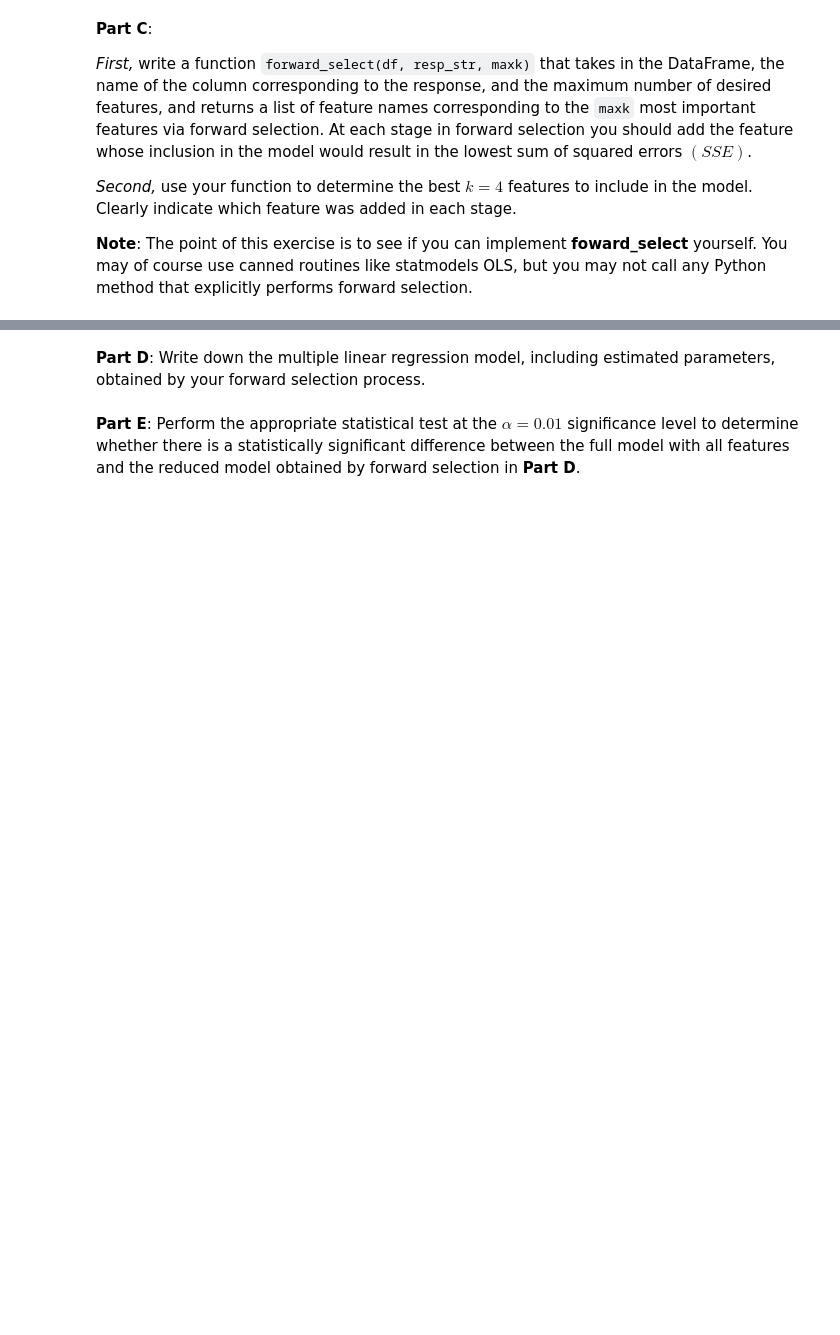
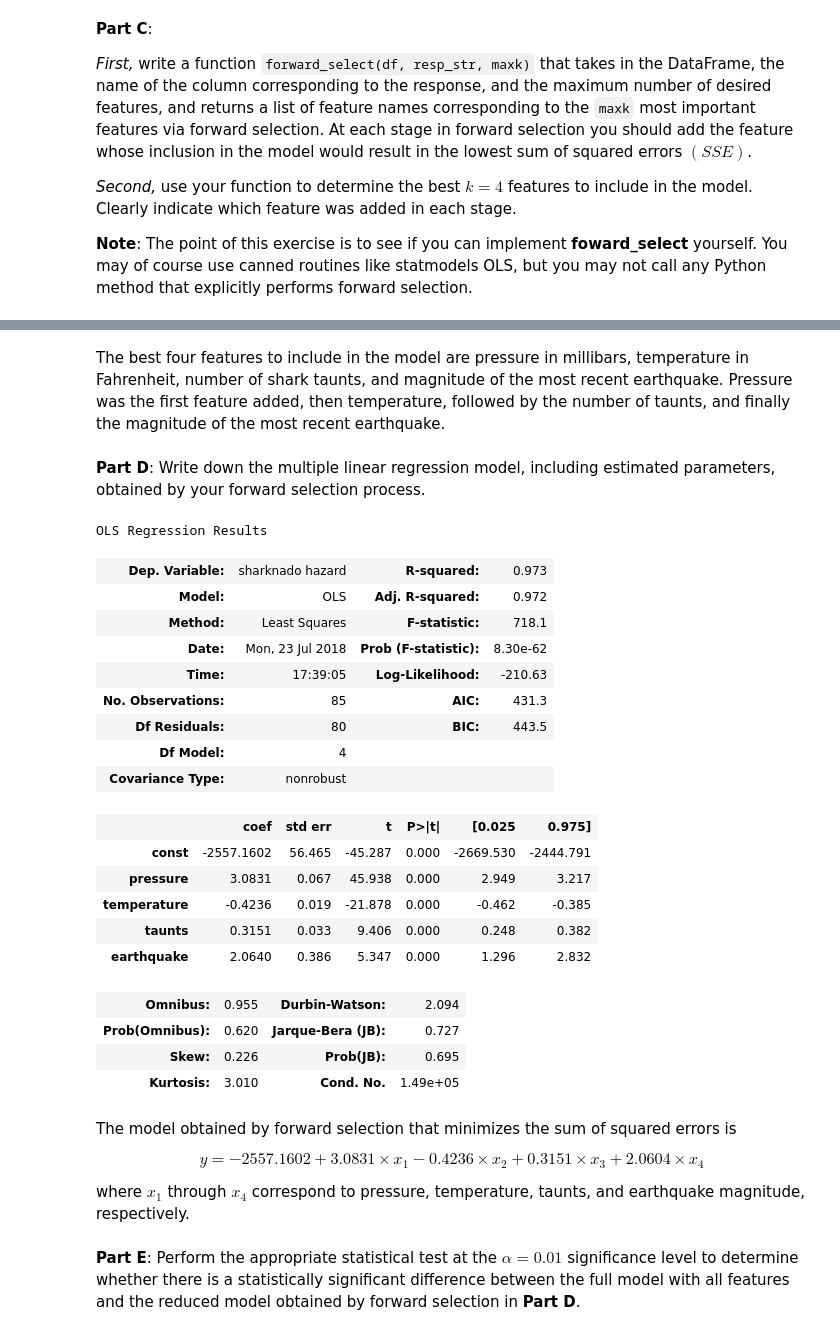
Before and after one commit to tannerbobak/csci3022, a Jupyter notebook: practicum_Bobak_Tanner.ipynb, the cells around one changed output, grey strips where cells are left out. Drawn from its saved outputs; the diff is of its cells as text; code cells hidden in the pictures; blank space fills up the shorter version.

```diff
--- a/practicum_Bobak_Tanner.ipynb
+++ b/practicum_Bobak_Tanner.ipynb
@@ -555,4 +691,46 @@ You decide to use multiple linear regression to understand and predict what fact
+# %% [markdown]
+The best four features to include in the model are pressure in millibars, temperature in Fahrenheit, number of shark taunts, and magnitude of the most recent earthquake. Pressure was the first feature added, then temperature, followed by the number of taunts, and finally the magnitude of the most recent earthquake.
 # %% [markdown]
 **Part D**: Write down the multiple linear regression model, including estimated parameters, obtained by your forward selection process.
+# %%
+# Create the model with my parameters
+x = dfS.loc[:, params]
+y = dfS.loc[:, 'sharknado hazard']
+x = sm.add_constant(x)
+
+model_red = sm.OLS(y, x).fit()
+
+sse_red = model_red.mse_resid*model_red.df_resid # Used later
+
+model_red.summary()
+# %% [output]
+OLS Regression Results
+| Dep. Variable: | sharknado hazard | R-squared: | 0.973 |
+| Model: | OLS | Adj. R-squared: | 0.972 |
+| Method: | Least Squares | F-statistic: | 718.1 |
+| Date: | Mon, 23 Jul 2018 | Prob (F-statistic): | 8.30e-62 |
+| Time: | 17:39:05 | Log-Likelihood: | -210.63 |
+| No. Observations: | 85 | AIC: | 431.3 |
+| Df Residuals: | 80 | BIC: | 443.5 |
+| Df Model: | 4 |  |  |
+| Covariance Type: | nonrobust |  |  |
+|  | coef | std err | t | P>|t| | [0.025 | 0.975] |
+| const | -2557.1602 | 56.465 | -45.287 | 0.000 | -2669.530 | -2444.791 |
+| pressure | 3.0831 | 0.067 | 45.938 | 0.000 | 2.949 | 3.217 |
+| temperature | -0.4236 | 0.019 | -21.878 | 0.000 | -0.462 | -0.385 |
+| taunts | 0.3151 | 0.033 | 9.406 | 0.000 | 0.248 | 0.382 |
+| earthquake | 2.0640 | 0.386 | 5.347 | 0.000 | 1.296 | 2.832 |
+| Omnibus: | 0.955 | Durbin-Watson: | 2.094 |
+| Prob(Omnibus): | 0.620 | Jarque-Bera (JB): | 0.727 |
+| Skew: | 0.226 | Prob(JB): | 0.695 |
+| Kurtosis: | 3.010 | Cond. No. | 1.49e+05 |
+# %% [markdown]
+The model obtained by forward selection that minimizes the sum of squared errors is
+
+$$
+y = -2557.1602 + 3.0831 \times x_1 - 0.4236 \times x_2 + 0.3151 \times x_3 + 2.0604 \times x_4
+$$
+
+where $x_1$ through $x_4$ correspond to pressure, temperature, taunts, and earthquake magnitude, respectively.
 # %% [markdown]
 **Part E**: Perform the appropriate statistical test at the $\alpha = 0.01$ significance level to determine whether there is a statistically significant difference between the full model with all features and the reduced model obtained by forward selection in **Part D**.
```
Also changed, not shown: parts of 19 cells of this notebook.
